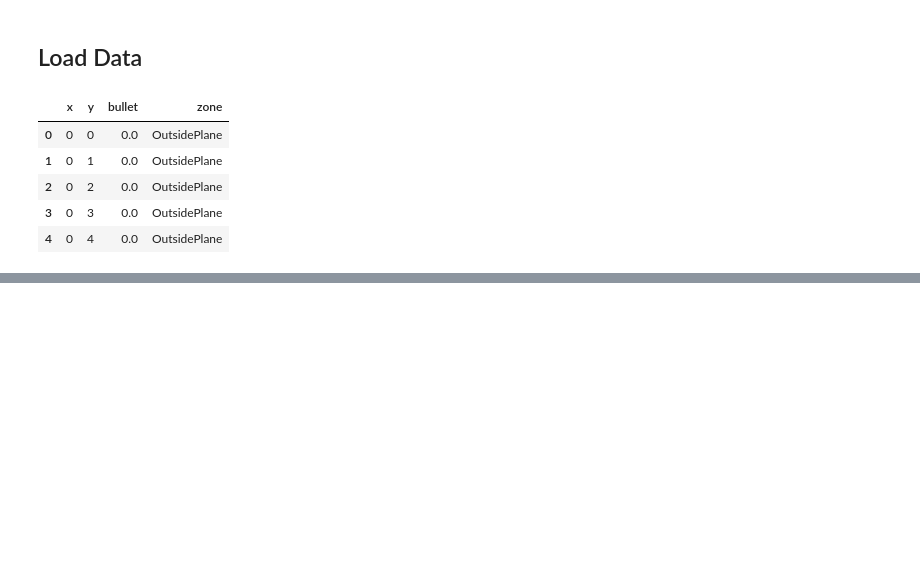
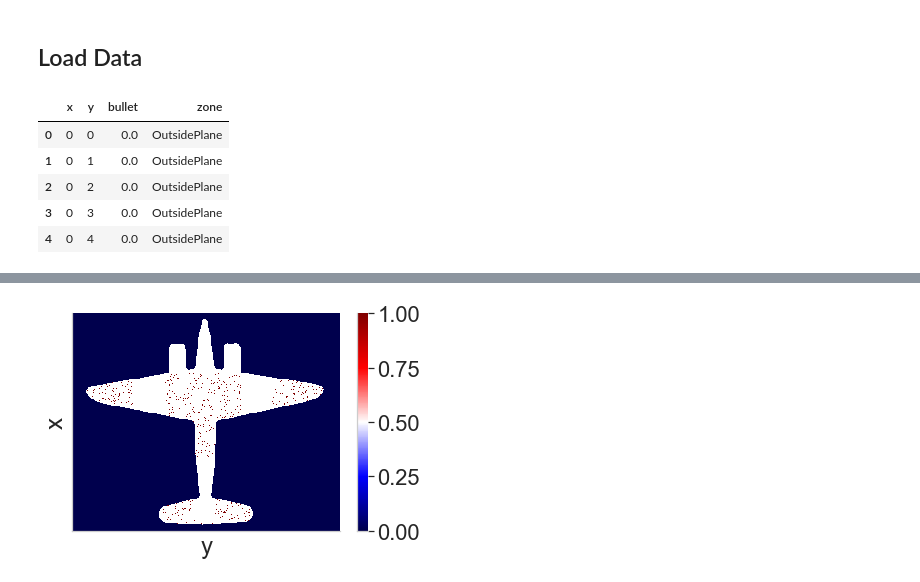
Before and after one commit to ubco-cmps/data301_course, a Jupyter notebook: notes/week08/Class8A/Practicing EDA_worksheet.ipynb, the cells around one changed output, grey strips where cells are left out. Drawn from its saved outputs; the diff is of its cells as text; code cells hidden in the pictures; blank space fills up the shorter version.

```diff
--- a/notes/week08/Class8A/Practicing EDA_worksheet.ipynb
+++ b/notes/week08/Class8A/Practicing EDA_worksheet.ipynb
@@ -31,0 +133,3 @@ df.head()
+# %%
+df_heatmap = df.pivot(index="x", columns="y", values="bullet")
+df_heatmap
@@ -31,0 +151,7 @@ df.head()
+# %%
+sns.heatmap(data=df_heatmap, cmap="seismic")
+plt.xticks([])
+plt.yticks([])
+sns.despine()
+# %% [output]
+[figure, added]
```
Also changed, not shown: parts of 14 cells of this notebook, 4 other files.
